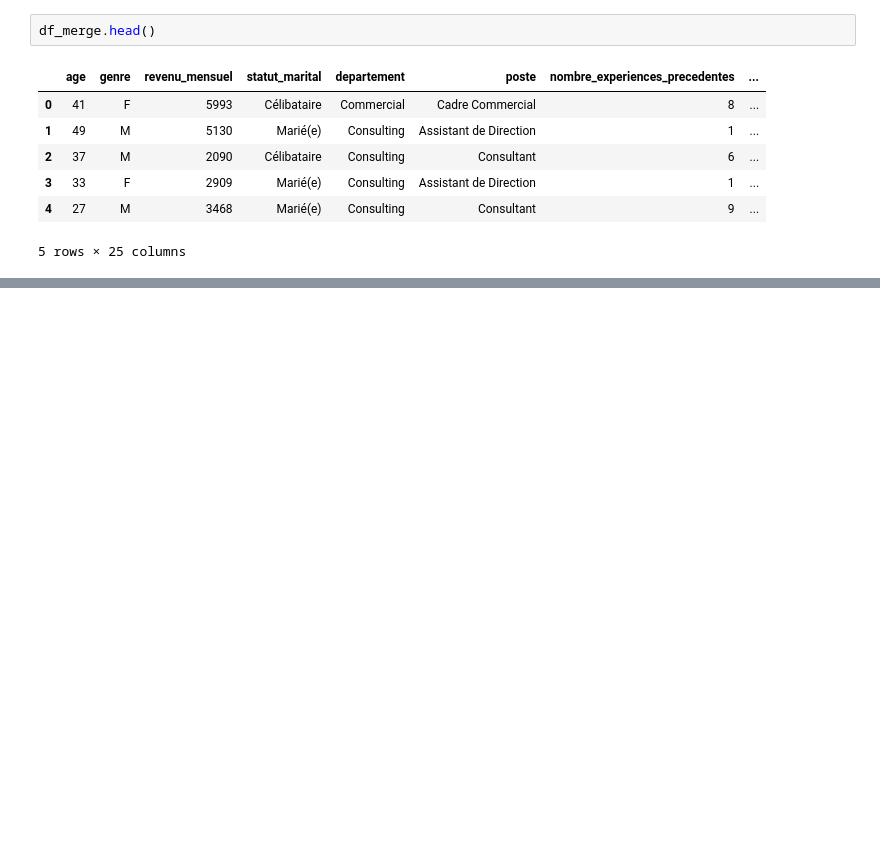
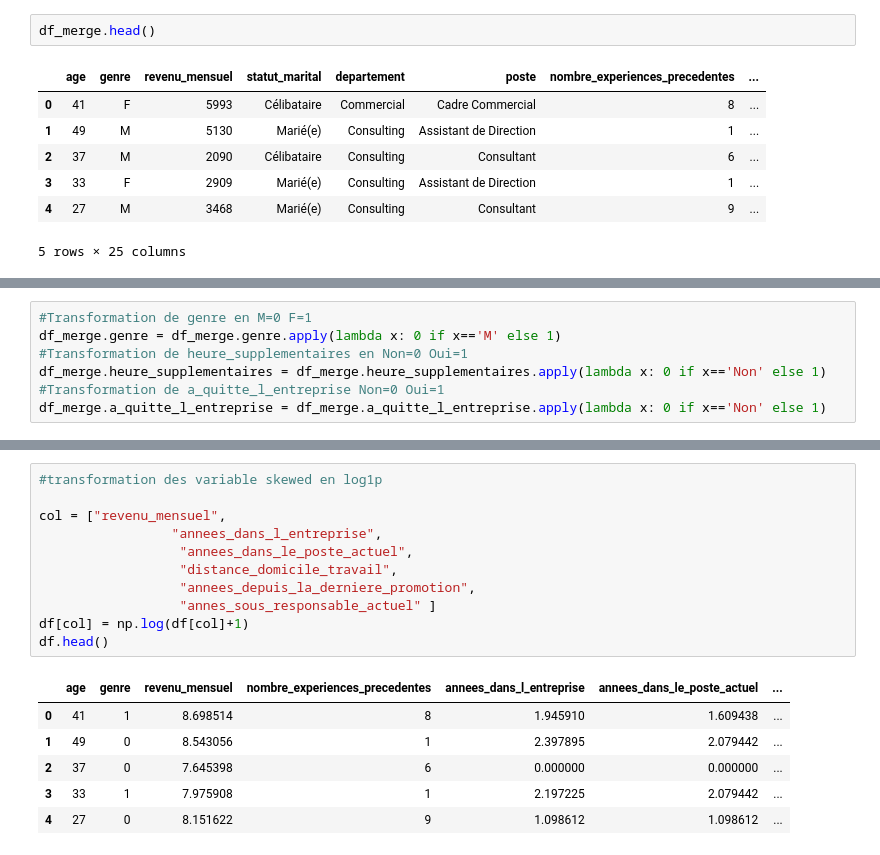
Before and after one commit to GreatTeacherJ/esn, a Jupyter notebook: src/app/data.ipynb, the cells around one changed output, grey strips where cells are left out. Drawn from its saved outputs; the diff is of its cells as text; blank space fills up the shorter version.

```diff
--- a/src/app/data.ipynb
+++ b/src/app/data.ipynb
@@ -408,0 +410,7 @@ annes_sous_responsable_actuel / annees_dans_le_poste_actuel (0.71 / Attendu)
+# %%
+#Transformation de genre en M=0 F=1
+df_merge.genre = df_merge.genre.apply(lambda x: 0 if x=='M' else 1)
+#Transformation de heure_supplementaires en Non=0 Oui=1
+df_merge.heure_supplementaires = df_merge.heure_supplementaires.apply(lambda x: 0 if x=='Non' else 1)
+#Transformation de a_quitte_l_entreprise Non=0 Oui=1
+df_merge.a_quitte_l_entreprise = df_merge.a_quitte_l_entreprise.apply(lambda x: 0 if x=='Non' else 1)
@@ -408,0 +527,18 @@ annes_sous_responsable_actuel / annees_dans_le_poste_actuel (0.71 / Attendu)
+# %%
+#transformation des variable skewed en log1p
+
+col = ["revenu_mensuel",
+                 "annees_dans_l_entreprise",
+                  "annees_dans_le_poste_actuel",
+                  "distance_domicile_travail",
+                  "annees_depuis_la_derniere_promotion",
+                  "annes_sous_responsable_actuel" ]
+df[col] = np.log(df[col]+1)
+df.head()
+# %% [output]
+|  | age | genre | revenu_mensuel | nombre_experiences_precedentes | annees_dans_l_entreprise | annees_dans_le_poste_actuel | ... |
+| 0 | 41 | 1 | 8.698514 | 8 | 1.945910 | 1.609438 | ... |
+| 1 | 49 | 0 | 8.543056 | 1 | 2.397895 | 2.079442 | ... |
+| 2 | 37 | 0 | 7.645398 | 6 | 0.000000 | 0.000000 | ... |
+| 3 | 33 | 1 | 7.975908 | 1 | 2.197225 | 2.079442 | ... |
+| 4 | 27 | 0 | 8.151622 | 9 | 1.098612 | 1.098612 | ... |
```
Also changed, not shown: parts of 34 cells of this notebook, 2 other files.
